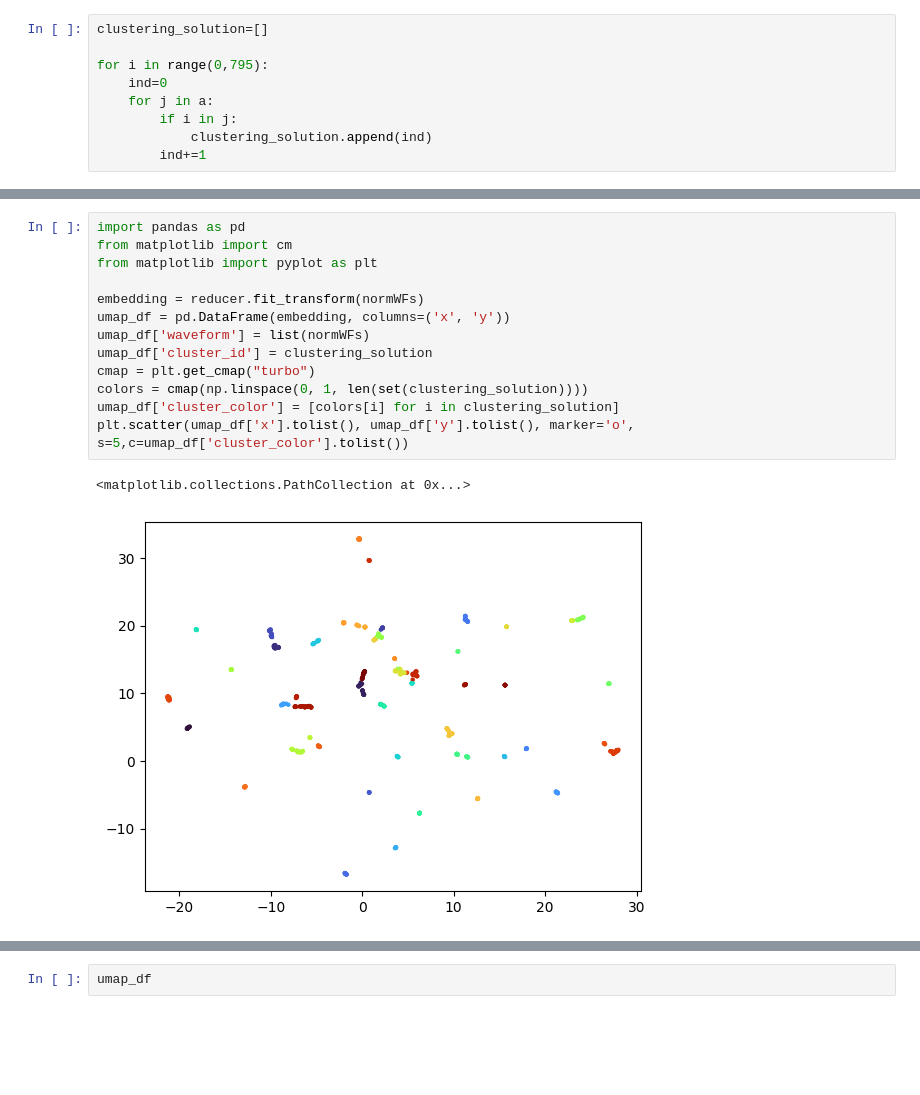
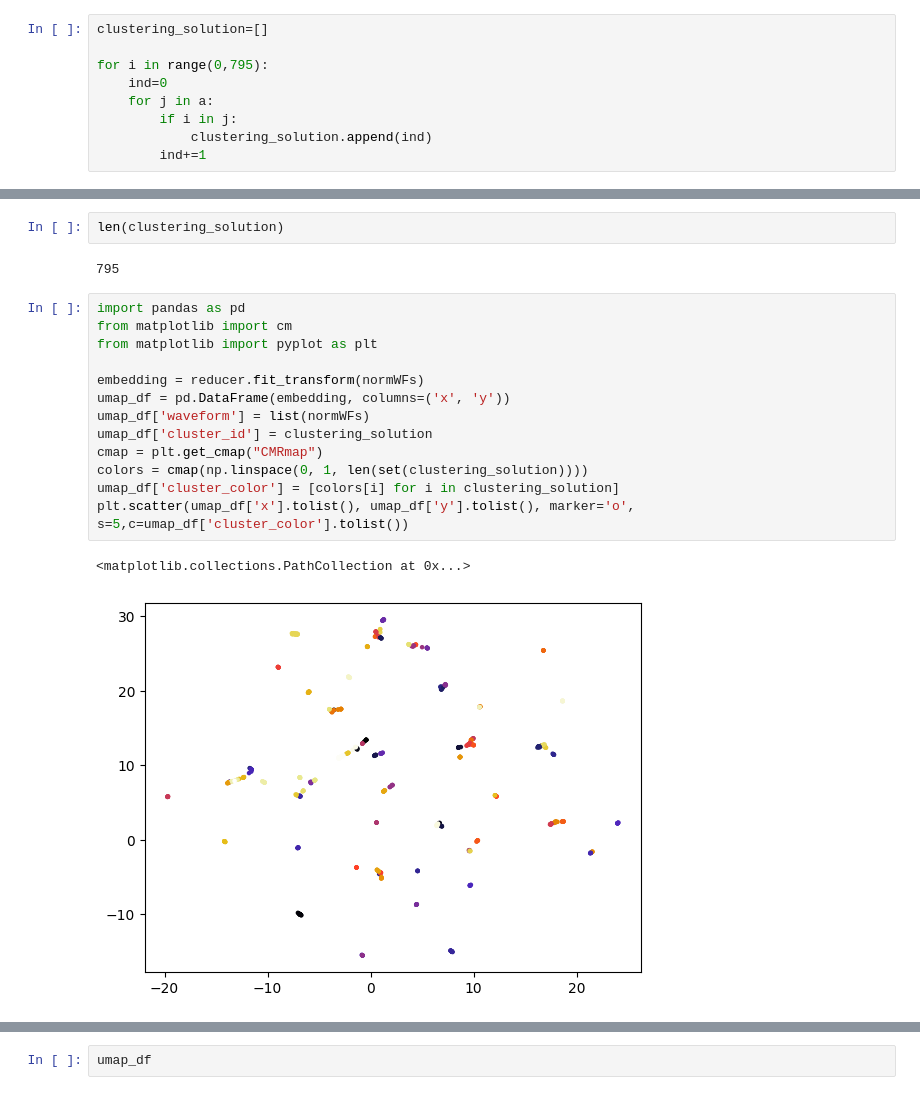
Before and after one commit to mariakesa/EAPWaveform_PrelimAnalysis, a Jupyter notebook: notebooks/IBLPrelimAnalysis.ipynb, the cells around one changed output, grey strips where cells are left out. Saved outputs shown, nothing was run; the diff lists cells and outputs as text; blank space fills up the shorter version.

```diff
--- a/notebooks/IBLPrelimAnalysis.ipynb
+++ b/notebooks/IBLPrelimAnalysis.ipynb
@@ -65,16 +85,20 @@ for i in range(0,795):
+# %%
+len(clustering_solution)
+# %% [output]
+795
 # %%
 import pandas as pd
 from matplotlib import cm
 from matplotlib import pyplot as plt
 
 embedding = reducer.fit_transform(normWFs)
 umap_df = pd.DataFrame(embedding, columns=('x', 'y'))
 umap_df['waveform'] = list(normWFs)
 umap_df['cluster_id'] = clustering_solution
-cmap = plt.get_cmap("turbo")
+cmap = plt.get_cmap("CMRmap")
 colors = cmap(np.linspace(0, 1, len(set(clustering_solution))))
 umap_df['cluster_color'] = [colors[i] for i in clustering_solution]
 plt.scatter(umap_df['x'].tolist(), umap_df['y'].tolist(), marker='o', s=5,c=umap_df['cluster_color'].tolist())
 # %% [output]
 <matplotlib.collections.PathCollection at 0x...>
-[figure, old version]
+[figure, new version]
```
Also changed, not shown: parts of 4 cells of this notebook.
